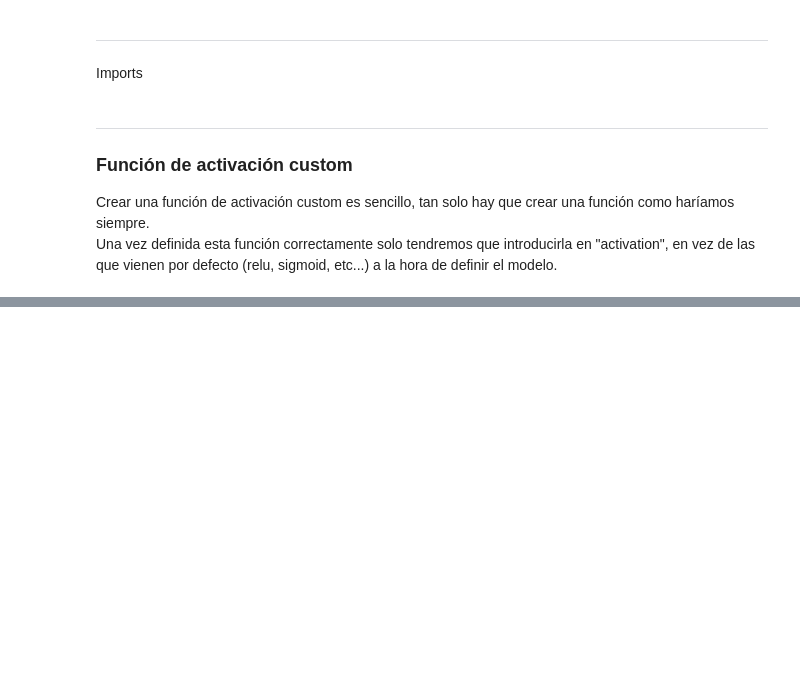
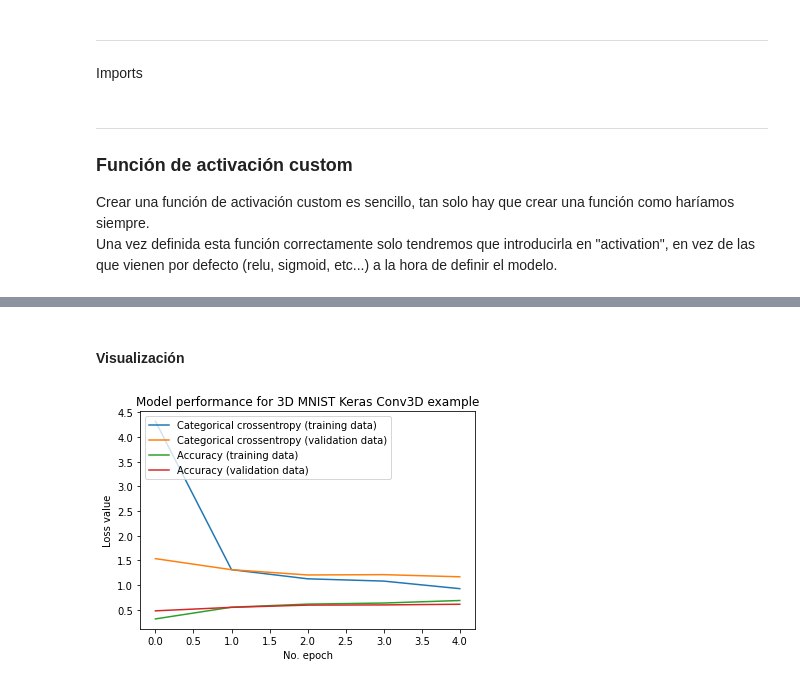
Before and after one commit to CarlosRyu98/PIA, a Jupyter notebook: 05 Deep Learning/02_Practica.ipynb, the cells around one changed output, grey strips where cells are left out. Cells and saved outputs as stored; diff of their text form; code cells hidden in the pictures; blank space fills up the shorter version.

```diff
--- a/05 Deep Learning/02_Practica.ipynb
+++ b/05 Deep Learning/02_Practica.ipynb
@@ -84,0 +115,10 @@ print(model.predict(input_data).round())
+# %%
+# Reshape data into format that can be handled by Conv3D layers.
+# Courtesy of Sam Berglin; Zheming Lian; Jiahui Jang - University of Wisconsin-Madison
+# Report - https://github.com/sberglin/Projects-and-Papers/blob/master/3D%20CNN/Report.pdf
+# Code - https://github.com/sberglin/Projects-and-Papers/blob/master/3D%20CNN/network_final_version.ipynb
+def rgb_data_transform(data):
+    data_t = []
+    for i in range(data.shape[0]):
+        data_t.append(array_to_color(data[i]).reshape(16, 16, 16, 3))
+    return np.asarray(data_t, dtype=np.float32)
@@ -84,0 +129,2 @@ print(model.predict(input_data).round())
+# %%
+hf = h5py.File("02_Data/full_dataset_vectors.h5", "r")
@@ -84,0 +152,10 @@ print(model.predict(input_data).round())
+# %%
+# Create the model
+model = kr.models.Sequential()
+model.add(kr.layers.Conv3D  (32, kernel_size=(3, 3, 3), activation='relu',
+                            kernel_initializer='he_uniform', input_shape=sample_shape))
+model.add(kr.layers.MaxPooling3D(pool_size=(2, 2, 2)))
+model.add(kr.layers.Flatten())
+model.add(kr.layers.Dense   (256, activation='relu',
+                            kernel_initializer='he_uniform'))
+model.add(kr.layers.Dense(no_classes, activation='softmax'))
@@ -84,0 +171,7 @@ print(model.predict(input_data).round())
+# %%
+# Fit data to model
+history = model.fit (X_train, targets_train,
+                    batch_size=batch_size,
+                    epochs=no_epochs,
+                    verbose=verbosity,
+                    validation_split=validation_split)
@@ -84,0 +197,18 @@ print(model.predict(input_data).round())
+# %% [markdown]
+#### Visualización
+# %%
+# Plot history: Categorical crossentropy & Accuracy
+plt.plot(history.history['loss'],
+        label='Categorical crossentropy (training data)')
+plt.plot(history.history['val_loss'],
+        label='Categorical crossentropy (validation data)')
+plt.plot(history.history['accuracy'], label='Accuracy (training data)')
+plt.plot(history.history['val_accuracy'],
+        label='Accuracy (validation data)')
+plt.title('Model performance for 3D MNIST Keras Conv3D example')
+plt.ylabel('Loss value')
+plt.xlabel('No. epoch')
+plt.legend(loc="upper left")
+plt.show()
+# %% [output]
+[figure, added]
```
Also changed, not shown: parts of 34 cells of this notebook, 3 other files.
